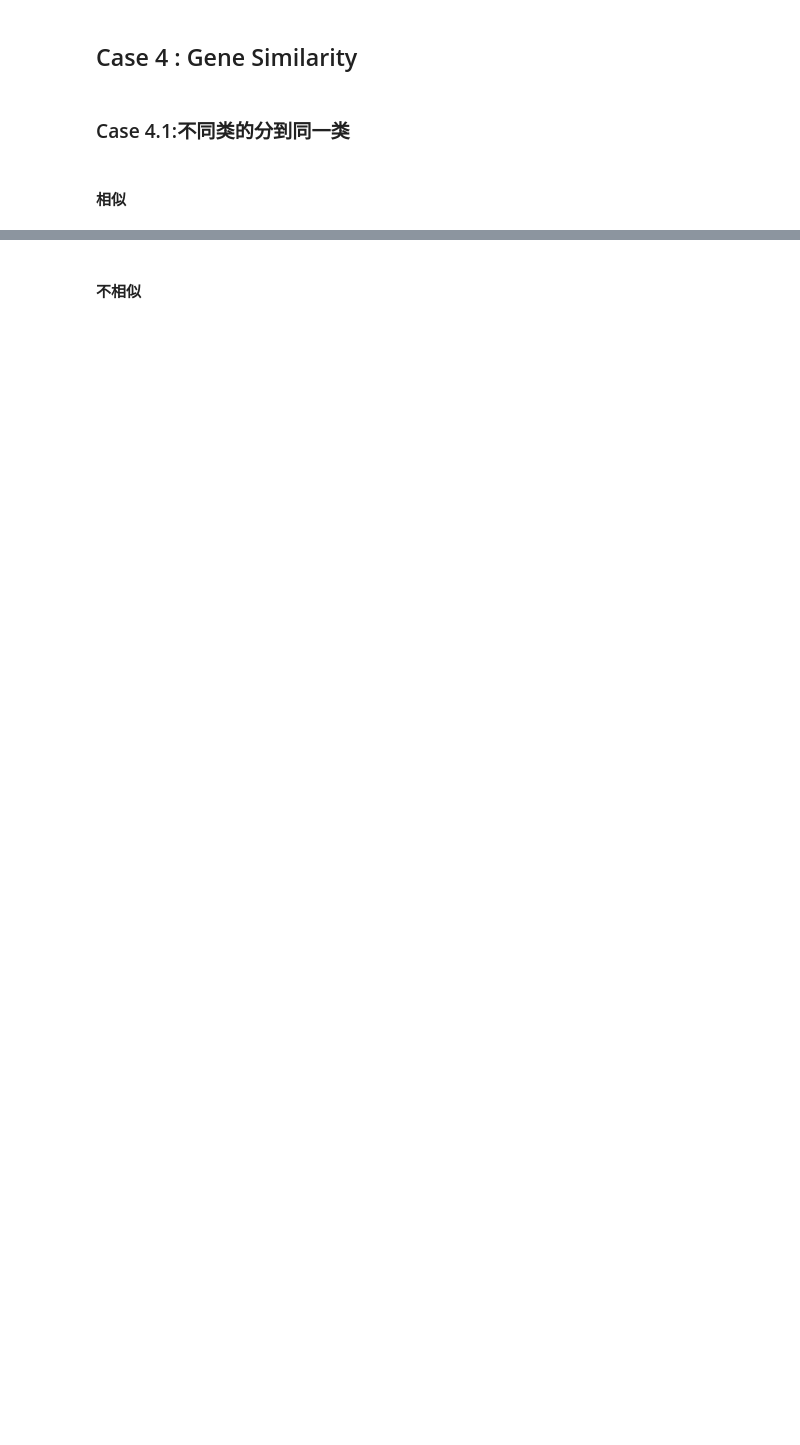
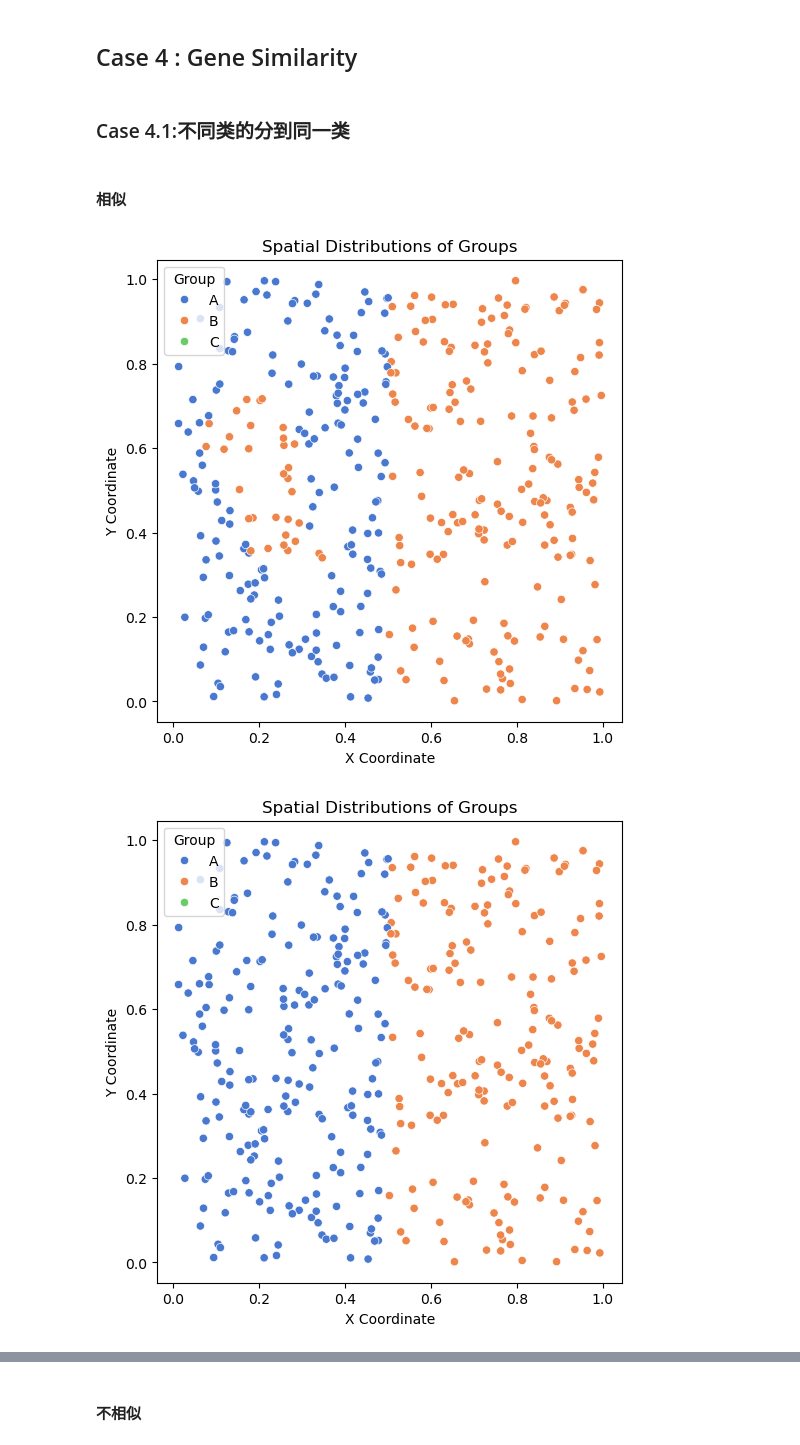
Before and after one commit to YihDu/Spatial-Group-Discrepancy, a Jupyter notebook: Cases.ipynb, the cells around one changed output, grey strips where cells are left out. Saved outputs shown, nothing was run; the diff lists cells and outputs as text; code cells hidden in the pictures; blank space fills up the shorter version.

```diff
--- a/Cases.ipynb
+++ b/Cases.ipynb
@@ -131,8 +206,14 @@ type B is more serious than type C
 # %% [markdown]
 #### 相似
 # %%
-coordinate_file_truth = "data/simulate/Case4/4.1/sim_truth_SpatialData.csv"
-coordinate_file_pred = "data/simulate/Case4/4.1/sim_pred_SpatialData.csv"
+coordinate_file_truth = "data/simulate/Case4/4.1/test/sim_truth_SpatialData.csv"
+coordinate_file_pred = "data/simulate/Case4/4.1/test/sim_pred_SpatialData.csv"
+# %%
+plot(coordinate_file_truth)
+plot(coordinate_file_pred)
+# %% [output]
+[figure, added]
+[figure, added]
 # %%
 evaluate_metrics(coordinate_file_truth ,coordinate_file_pred , apply_gene_similarity= True , apply_AD_weight=False)
 # %% [output]
```
Also changed, not shown: parts of 23 cells of this notebook, 16 other files.
